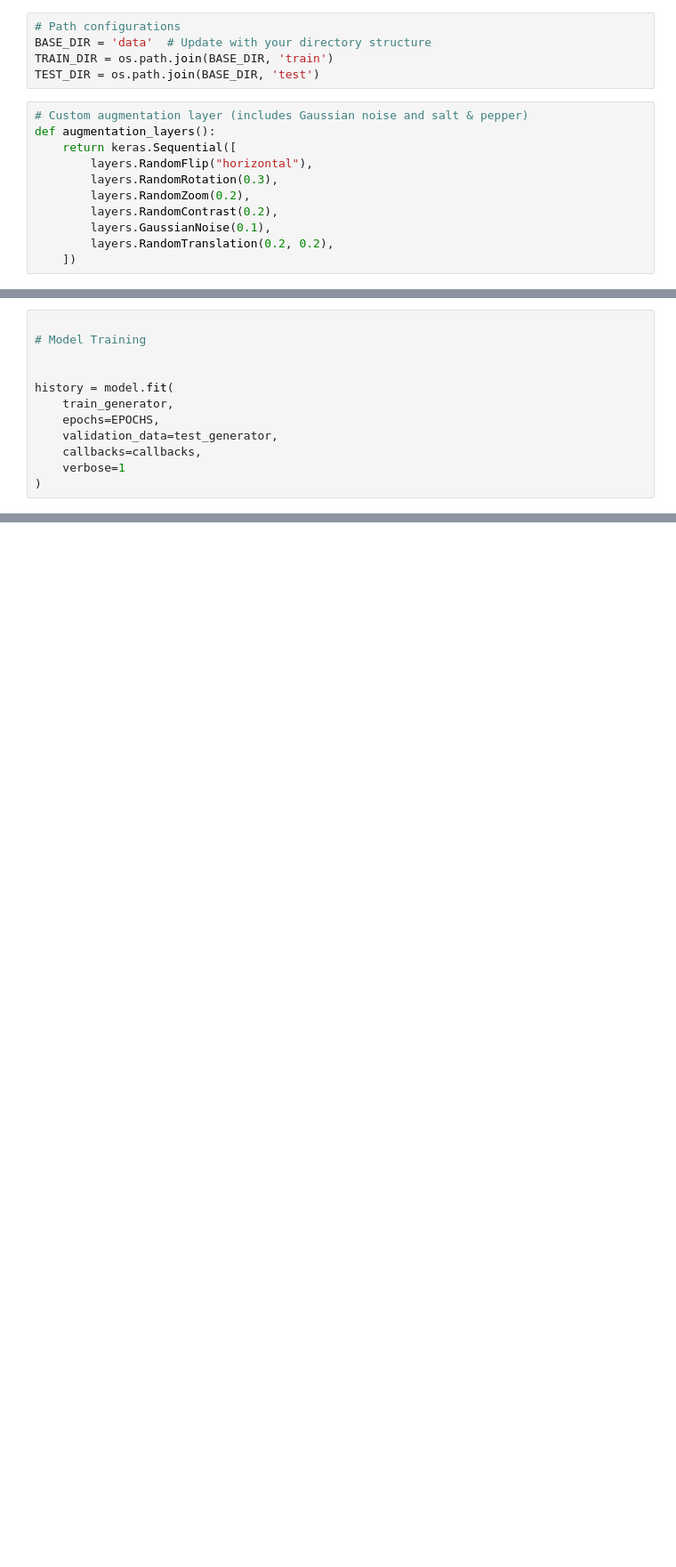
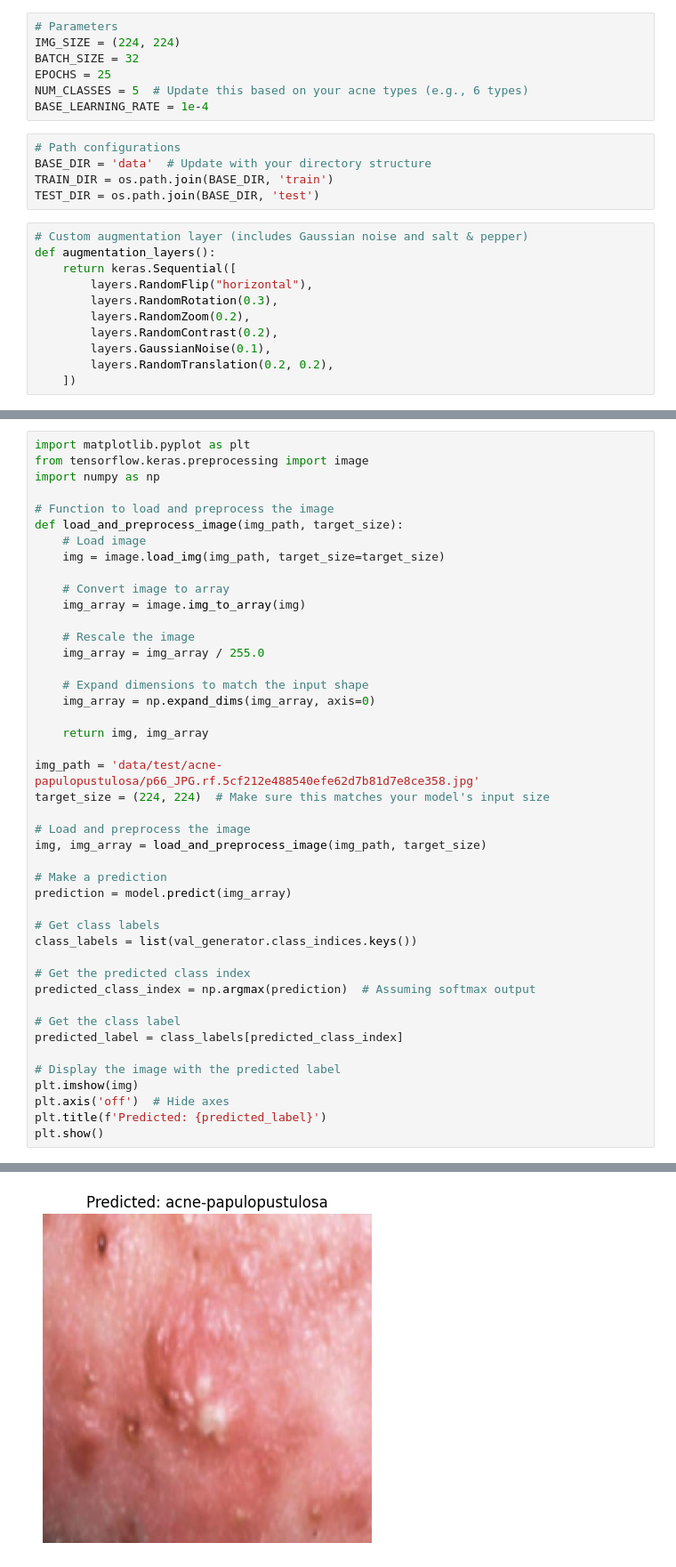
Before and after one commit to Shruthi2905/SkareProject, a Jupyter notebook: main1.ipynb, the cells around one changed output, grey strips where cells are left out. Shown: that part at 89% size. Drawn from its saved outputs; the diff is of its cells as text; blank space fills up the shorter version.

Commit message:
updated images model

```diff
--- a/main1.ipynb
+++ b/main1.ipynb
@@ -21,3 +11,10 @@ NUM_CLASSES = 5
+# %%
+# Parameters
+IMG_SIZE = (224, 224)
+BATCH_SIZE = 32
+EPOCHS = 25
+NUM_CLASSES = 5  # Update this based on your acne types (e.g., 6 types)
+BASE_LEARNING_RATE = 1e-4
 # %%
 # Path configurations
 BASE_DIR = 'data'  # Update with your directory structure
@@ -112,12 +85,0 @@ callbacks = [
-# %%
-
-# Model Training
-
-
-history = model.fit(
-    train_generator,
-    epochs=EPOCHS,
-    validation_data=test_generator,
-    callbacks=callbacks,
-    verbose=1
-)
@@ -165,0 +208,45 @@ plot_training_history(history)
+# %%
+import matplotlib.pyplot as plt
+from tensorflow.keras.preprocessing import image
+import numpy as np
+
+# Function to load and preprocess the image
+def load_and_preprocess_image(img_path, target_size):
+    # Load image
+    img = image.load_img(img_path, target_size=target_size)
+
+    # Convert image to array
+    img_array = image.img_to_array(img)
+
+    # Rescale the image
+    img_array = img_array / 255.0
+
+    # Expand dimensions to match the input shape
+    img_array = np.expand_dims(img_array, axis=0)
+
+    return img, img_array
+
+img_path = 'data/test/acne-papulopustulosa/p66_JPG.rf.5cf212e488540efe62d7b81d7e8ce358.jpg'
+target_size = (224, 224)  # Make sure this matches your model's input size
+
+# Load and preprocess the image
+img, img_array = load_and_preprocess_image(img_path, target_size)
+
+# Make a prediction
+prediction = model.predict(img_array)
+
+# Get class labels
+class_labels = list(val_generator.class_indices.keys())
+
+# Get the predicted class index
+predicted_class_index = np.argmax(prediction)  # Assuming softmax output
+
+# Get the class label
+predicted_label = class_labels[predicted_class_index]
+
+# Display the image with the predicted label
+plt.imshow(img)
+plt.axis('off')  # Hide axes
+plt.title(f'Predicted: {predicted_label}')
+plt.show()
+# %% [output]
@@ -165,0 +254 @@ plot_training_history(history)
+[figure, added]
```
Also changed, not shown: parts of 10 cells of this notebook, 1 other file.
